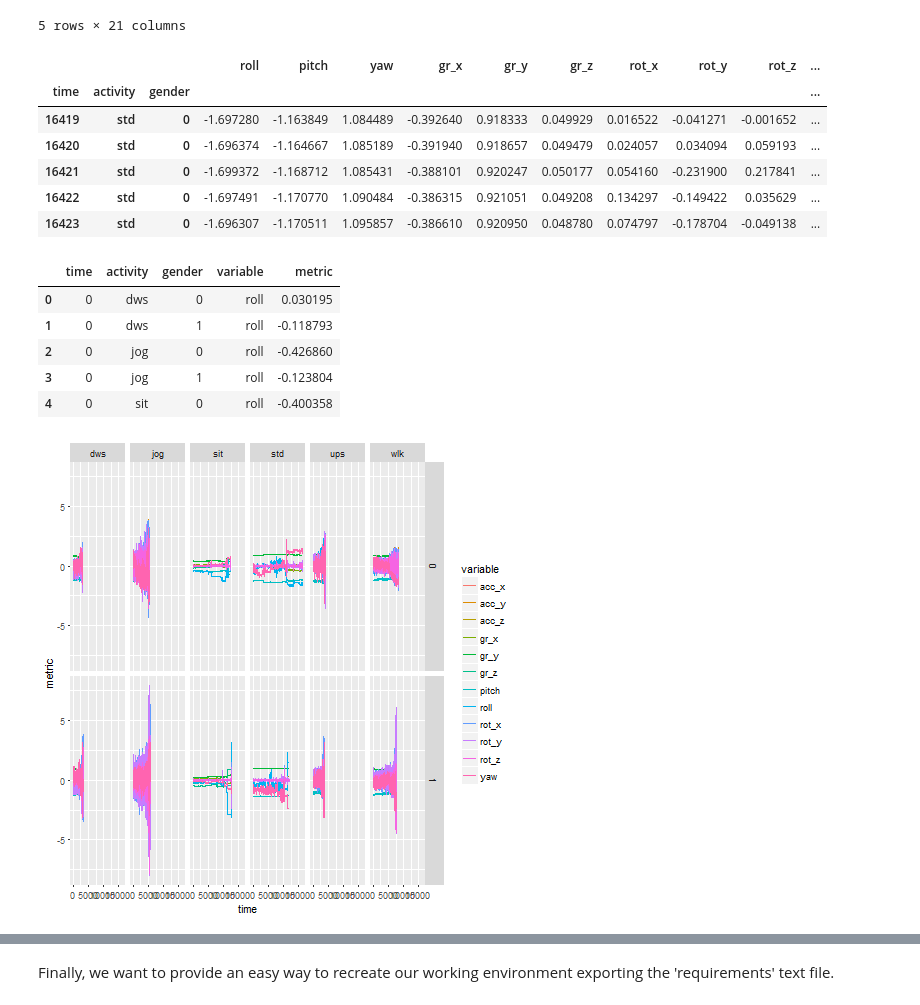
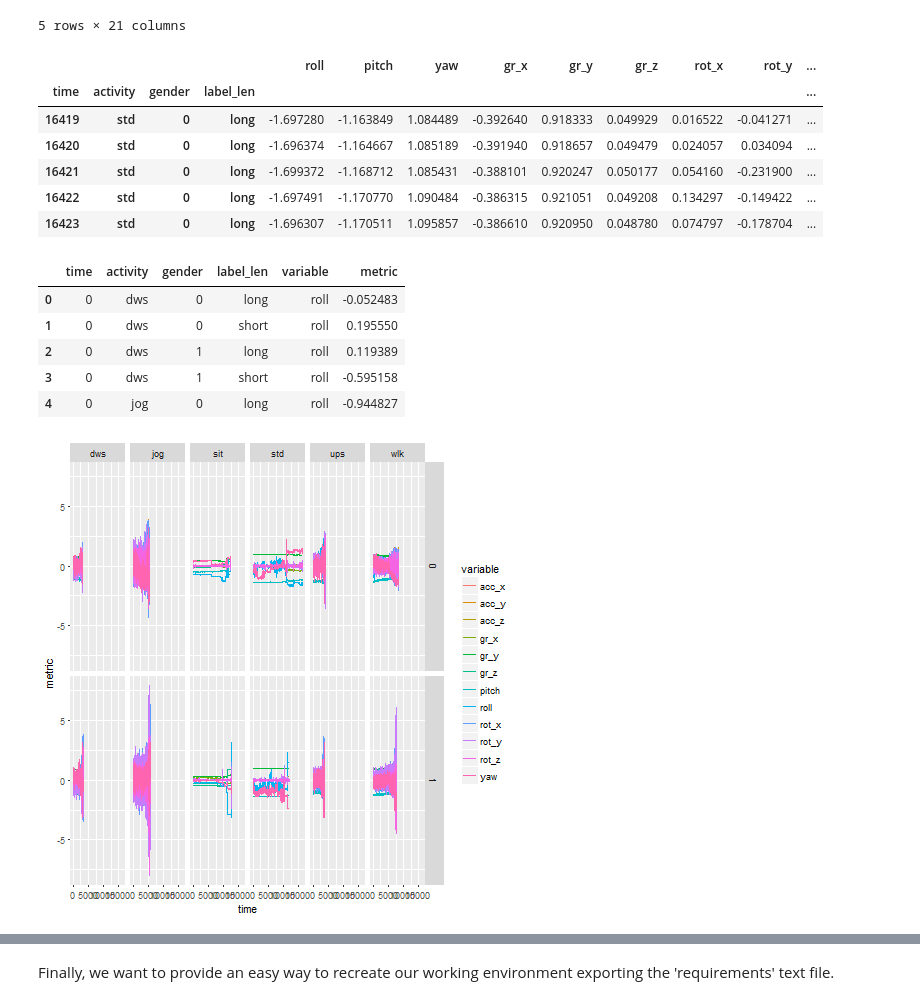
Before and after one commit to raquelredo/Projects, a Jupyter notebook: Machine Learning/Mobile_ts/mobile_ts.ipynb, the cells around one changed output, grey strips where cells are left out. Cells and saved outputs as stored; diff of their text form; code cells hidden in the pictures.

Commit message:
updated plots
two plots

```diff
--- a/Machine Learning/Mobile_ts/mobile_ts.ipynb
+++ b/Machine Learning/Mobile_ts/mobile_ts.ipynb
@@ -328,33 +329,33 @@ numerical = ("roll", "pitch", "yaw", "gr_x", "gr_y", "gr_z","rot_x", "rot_y", "r
 # %%
 #long = df["label_len"].filter("long", df)
 df = df.reset_index()
-summary_mean = df.groupby(by= ["time","activity", "gender"])[numerical].mean()
+summary_mean = df.groupby(by= ["time","activity", "gender", "label_len"])[numerical].mean()
 # %%
 summary_mean.tail(5)
 # %% [output]
-|  |  |  | roll | pitch | yaw | gr_x | gr_y | gr_z | rot_x | rot_y | rot_z | ... |
-| time | activity | gender |  |  |  |  |  |  |  |  |  | ... |
-| 16419 | std | 0 | -1.697280 | -1.163849 | 1.084489 | -0.392640 | 0.918333 | 0.049929 | 0.016522 | -0.041271 | -0.001652 | ... |
-| 16420 | std | 0 | -1.696374 | -1.164667 | 1.085189 | -0.391940 | 0.918657 | 0.049479 | 0.024057 | 0.034094 | 0.059193 | ... |
-| 16421 | std | 0 | -1.699372 | -1.168712 | 1.085431 | -0.388101 | 0.920247 | 0.050177 | 0.054160 | -0.231900 | 0.217841 | ... |
-| 16422 | std | 0 | -1.697491 | -1.170770 | 1.090484 | -0.386315 | 0.921051 | 0.049208 | 0.134297 | -0.149422 | 0.035629 | ... |
-| 16423 | std | 0 | -1.696307 | -1.170511 | 1.095857 | -0.386610 | 0.920950 | 0.048780 | 0.074797 | -0.178704 | -0.049138 | ... |
+|  |  |  |  | roll | pitch | yaw | gr_x | gr_y | gr_z | rot_x | rot_y | ... |
+| time | activity | gender | label_len |  |  |  |  |  |  |  |  | ... |
+| 16419 | std | 0 | long | -1.697280 | -1.163849 | 1.084489 | -0.392640 | 0.918333 | 0.049929 | 0.016522 | -0.041271 | ... |
+| 16420 | std | 0 | long | -1.696374 | -1.164667 | 1.085189 | -0.391940 | 0.918657 | 0.049479 | 0.024057 | 0.034094 | ... |
+| 16421 | std | 0 | long | -1.699372 | -1.168712 | 1.085431 | -0.388101 | 0.920247 | 0.050177 | 0.054160 | -0.231900 | ... |
+| 16422 | std | 0 | long | -1.697491 | -1.170770 | 1.090484 | -0.386315 | 0.921051 | 0.049208 | 0.134297 | -0.149422 | ... |
+| 16423 | std | 0 | long | -1.696307 | -1.170511 | 1.095857 | -0.386610 | 0.920950 | 0.048780 | 0.074797 | -0.178704 | ... |
 # %%
 summary_mean.to_csv("summary_mean.csv", index = True, header = True)
 # %%
 df2 =pd.melt(summary_mean.reset_index(),
-             id_vars = ["time", "activity", "gender"],
+             id_vars = ["time", "activity", "gender", "label_len"],
              value_vars = numerical,
              value_name = "metric" )
 # %%
 df2.head()
 # %% [output]
-|  | time | activity | gender | variable | metric |
-| 0 | 0 | dws | 0 | roll | 0.030195 |
-| 1 | 0 | dws | 1 | roll | -0.118793 |
-| 2 | 0 | jog | 0 | roll | -0.426860 |
-| 3 | 0 | jog | 1 | roll | -0.123804 |
-| 4 | 0 | sit | 0 | roll | -0.400358 |
+|  | time | activity | gender | label_len | variable | metric |
+| 0 | 0 | dws | 0 | long | roll | -0.052483 |
+| 1 | 0 | dws | 0 | short | roll | 0.195550 |
+| 2 | 0 | dws | 1 | long | roll | 0.119389 |
+| 3 | 0 | dws | 1 | short | roll | -0.595158 |
+| 4 | 0 | jog | 0 | long | roll | -0.944827 |
 # %%
 df2.to_csv("df2.csv", header = True)
 # %%
@@ -375,6 +377,10 @@ library(tidyr)
+# %%
+%%R -i df2
+long <- filter(df2, label_len == "long")
+short <- filter(df2, label_len == "short")
 # %%
-%%R -i df2
-f <- ggplot(df2, aes(time, metric, col=variable)) + geom_line()
+%%R
+f <- ggplot(long, aes(time, metric, col=variable)) + geom_line()
 f+facet_grid(gender~activity)
 # %% [output]
-[figure, old version]
+[figure, new version]
```
Also changed, not shown: parts of 3 cells of this notebook, 4 other files.
